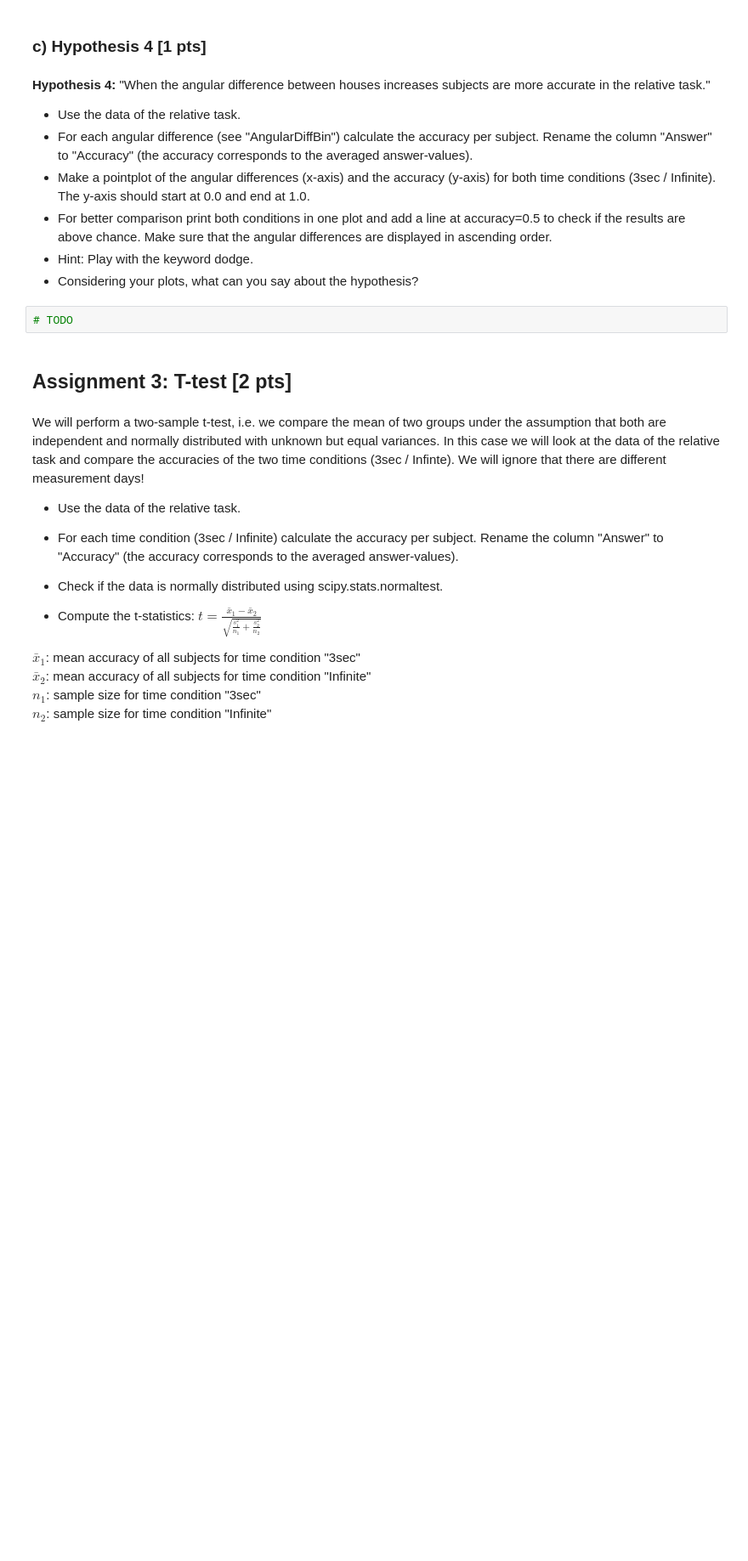
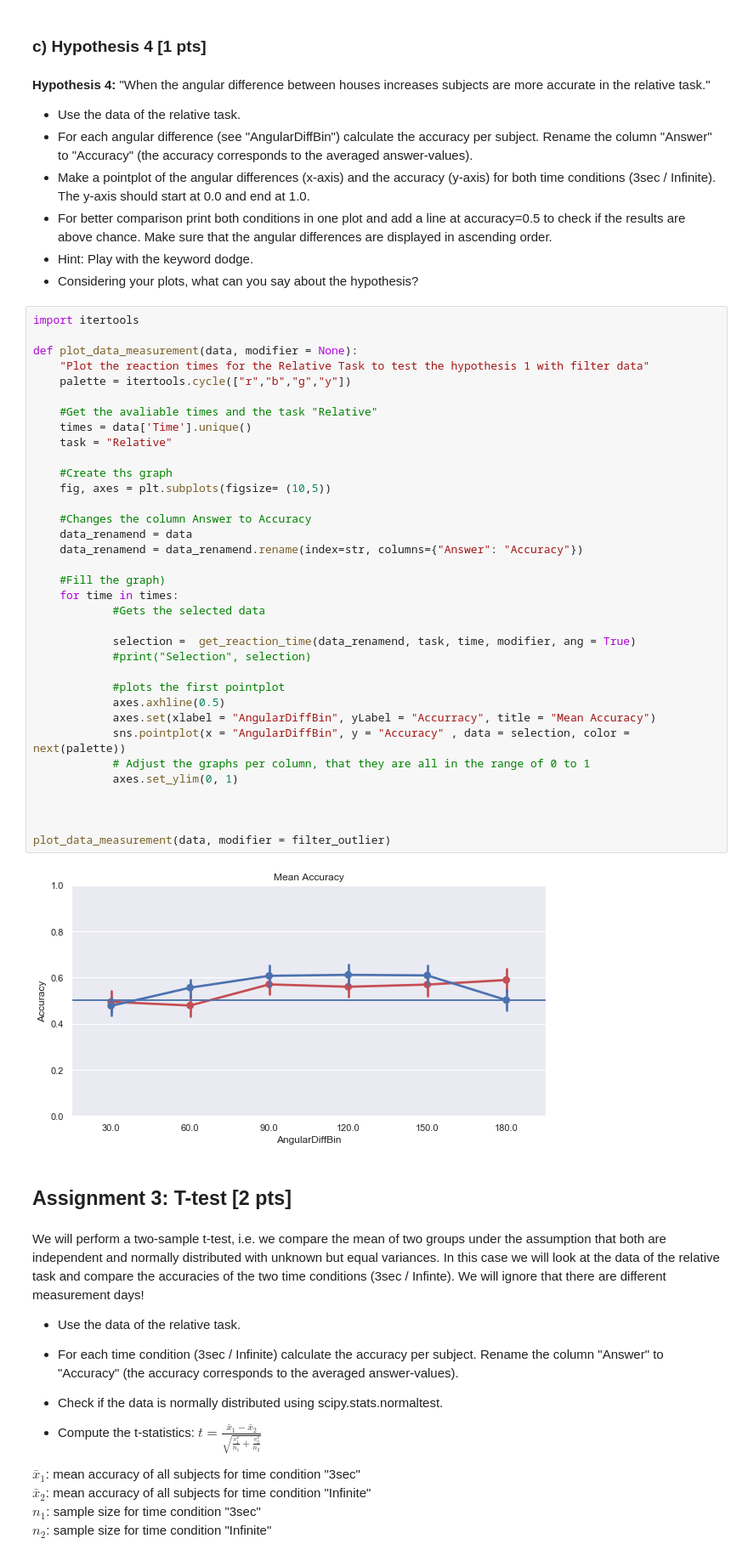
Before and after one commit to NBP-ACC/week-5-acc_2, a Jupyter notebook: sheet03.ipynb, the cells around one changed output. Shown at 85% size. Drawn from its saved outputs; the diff is of its cells as text; blank space fills up the shorter version.

```diff
--- a/sheet03.ipynb
+++ b/sheet03.ipynb
@@ -335,8 +370,43 @@ The output does not clearly verify the hypothesis since there is only a tiny inc
 - For better comparison print both conditions in one plot and add a line at accuracy=0.5 to check if the results are above chance. Make sure that the angular differences are displayed in ascending order.
 - Hint: Play with the keyword dodge.
 - Considering your plots, what can you say about the hypothesis?
-# %%
-# TODO
+# %%
+import itertools
+
+def plot_data_measurement(data, modifier = None):
+    "Plot the reaction times for the Relative Task to test the hypothesis 1 with filter data"
+    palette = itertools.cycle(["r","b","g","y"])
+
+    #Get the avaliable times and the task "Relative"
+    times = data['Time'].unique()
+    task = "Relative"
+
+    #Create ths graph
+    fig, axes = plt.subplots(figsize= (10,5))
+
+    #Changes the column Answer to Accuracy
+    data_renamend = data
+    data_renamend = data_renamend.rename(index=str, columns={"Answer": "Accuracy"})
+
+    #Fill the graph)
+    for time in times:
+            #Gets the selected data
+
+            selection =  get_reaction_time(data_renamend, task, time, modifier, ang = True)
+            #print("Selection", selection)
+
+            #plots the first pointplot
+            axes.axhline(0.5)
+            axes.set(xlabel = "AngularDiffBin", yLabel = "Accurracy", title = "Mean Accuracy")
+            sns.pointplot(x = "AngularDiffBin", y = "Accuracy" , data = selection, color = next(palette))
+            # Adjust the graphs per column, that they are all in the range of 0 to 1
+            axes.set_ylim(0, 1)
+
+
+
+plot_data_measurement(data, modifier = filter_outlier)
+# %% [output]
+[figure, added]
 # %% [markdown]
 ## Assignment 3: T-test [2 pts]
 # %% [markdown]
```
Also changed, not shown: parts of 5 cells of this notebook.
